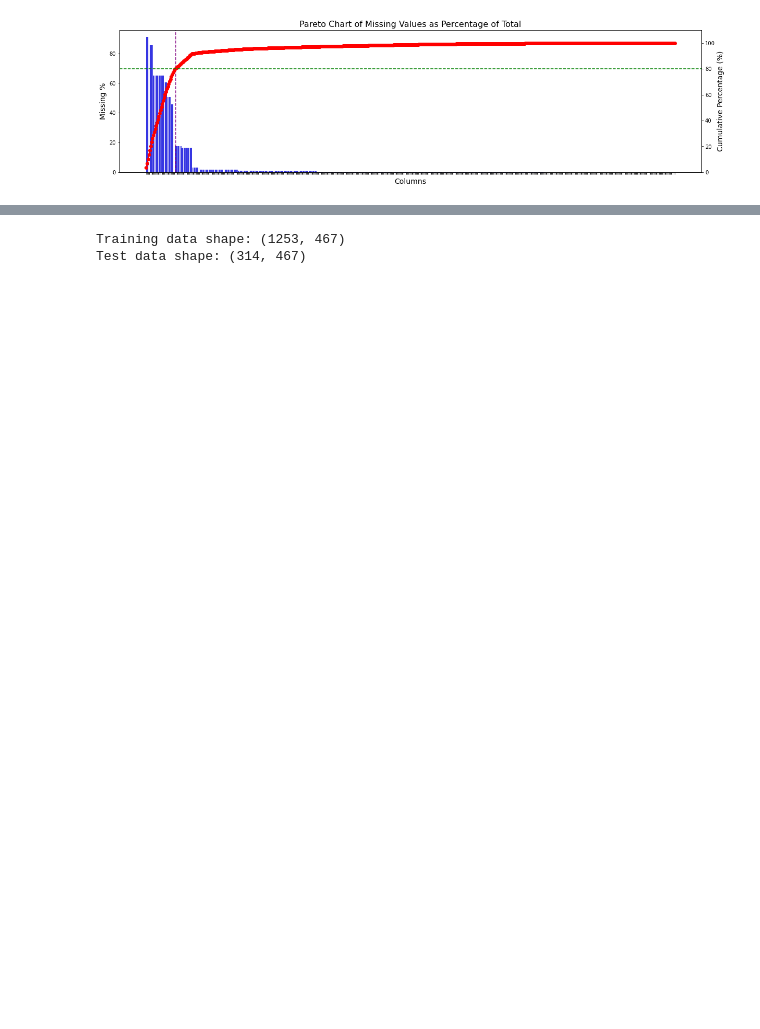
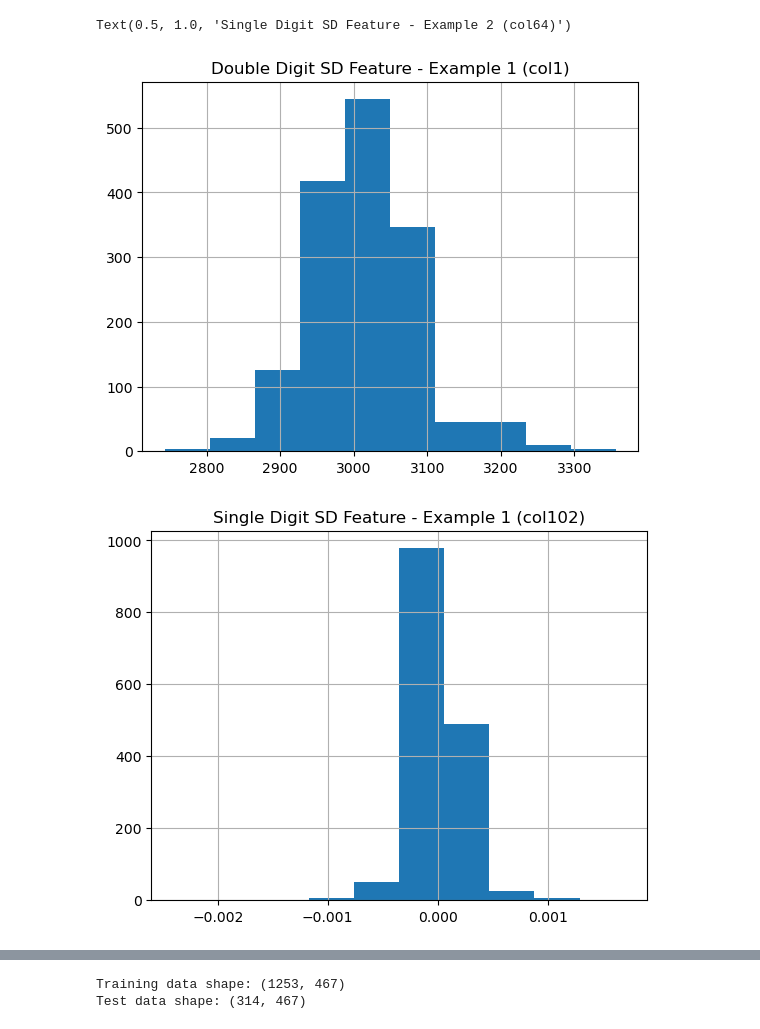
Before and after one commit to hugo-am/SECOM_HTWG2, a Jupyter notebook: SECOM Base.ipynb, the cells around one changed output, grey strips where cells are left out. Drawn from its saved outputs; the diff is of its cells as text; code cells hidden in the pictures; blank space fills up the shorter version.

```diff
--- a/SECOM Base.ipynb
+++ b/SECOM Base.ipynb
@@ -31,3 +62,13 @@ column_list.remove('col0')
 # %%
-#Reading csv file 2
-data=pd.read_csv('secom.data',header=None,sep=' ',names=column_list)
+# Sort the missing value counts in descending order
+missing_counts = missing.value_counts().sort_values(ascending=False)
+# Plot the sorted histogram with axis labels
+plt.figure(figsize=(20, 5))
+ax = sns.barplot(x=missing_counts.index, y=missing_counts.values, alpha=0.9, color='skyblue')  # Set bar color to blue
+plt.xlabel("# Missing Values", fontsize=14)  # Label for x-axis
+plt.ylabel("Frequency", fontsize=14)        # Label for y-axis
+plt.title("Histogram of Missing Values", fontsize=16)  # Title for the plot
+# Add label markers above each bar
+for container in ax.containers:
+    ax.bar_label(container, fmt='%d', fontsize=10)
+plt.show()
@@ -300,32 +428,14 @@ pareto_data
 # %%
-# Create a figure and axis
-fig, ax1 = plt.subplots(figsize=(20, 5))
-
-# Plot the bar chart for missing percentages
-sns.barplot(x=pareto_data['Column'], y=pareto_data['Missing %'], alpha=0.9, ax=ax1, color='blue')
-ax1.set_ylabel('Missing %', fontsize=14)
-ax1.set_xlabel('Columns', fontsize=14)
-ax1.set_title('Pareto Chart of Missing Values as Percentage of Total', fontsize=16)
-
-# Create a second y-axis for the cumulative percentage
-ax2 = ax1.twinx()
-ax2.plot(pareto_data['Column'], pareto_data['Cumulative Percentage'], color='red', marker='o', linewidth=2)
-ax2.set_ylabel('Cumulative Percentage (%)', fontsize=14)
-ax2.set_ylim(0, 110)  # Ensure the percentage scale goes slightly above 100 for clarity
-
-# Rotate x-axis labels for better readability
-ax1.set_xticklabels([])
-
-# Add horizontal line at 80% cumulative percentage
-ax2.axhline(y=80, color='green', linestyle='--', linewidth=1.5)
-
-# Find the column where the cumulative percentage exceeds 80%
-threshold_column = pareto_data.loc[pareto_data['Cumulative Percentage'] > 80, 'Column'].iloc[0]
-
-# Add vertical line at the threshold column
-threshold_index = pareto_data[pareto_data['Column'] == threshold_column].index[0]
-ax1.axvline(x=threshold_index, color='purple', linestyle='--', linewidth=1.5)
-
-plt.show()
+#Analyze histograms of a subsample of single digit SD vs double digit SD features to see if they are normally distributed
+#double digit SD feature example
+data[['col1']].hist()
+plt.title('Double Digit SD Feature - Example 1 (col1)')
+#single digit SD feature examples
+data[['col102']].hist()
+plt.title('Single Digit SD Feature - Example 1 (col102)')
+data[['col64']].hist()
+plt.title('Single Digit SD Feature - Example 2 (col64)')
 # %% [output]
+Text(0.5, 1.0, 'Single Digit SD Feature - Example 2 (col64)')
-[figure, old version]
+[figure, new version]
+[figure, added]
```
Also changed, not shown: parts of 51 cells of this notebook.
